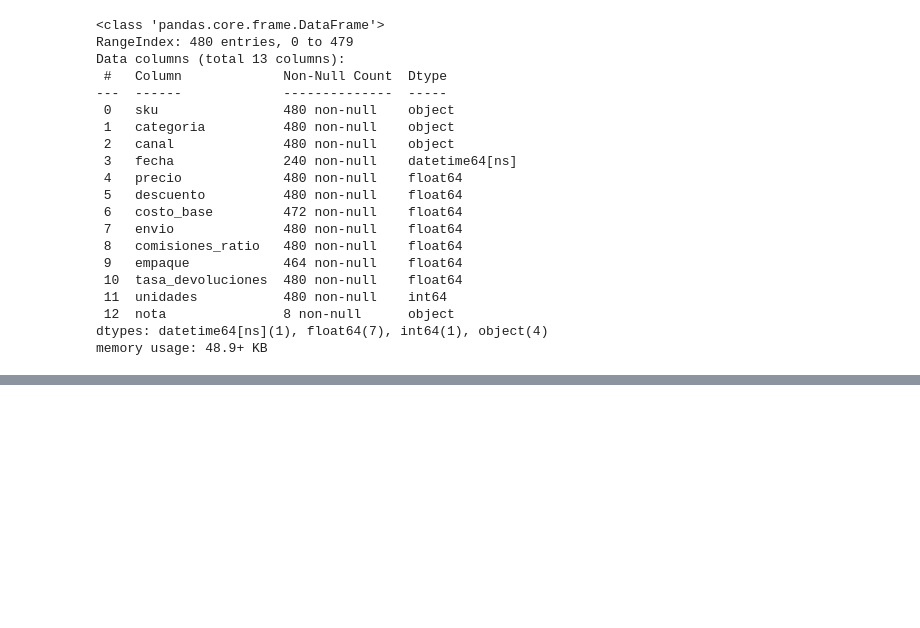
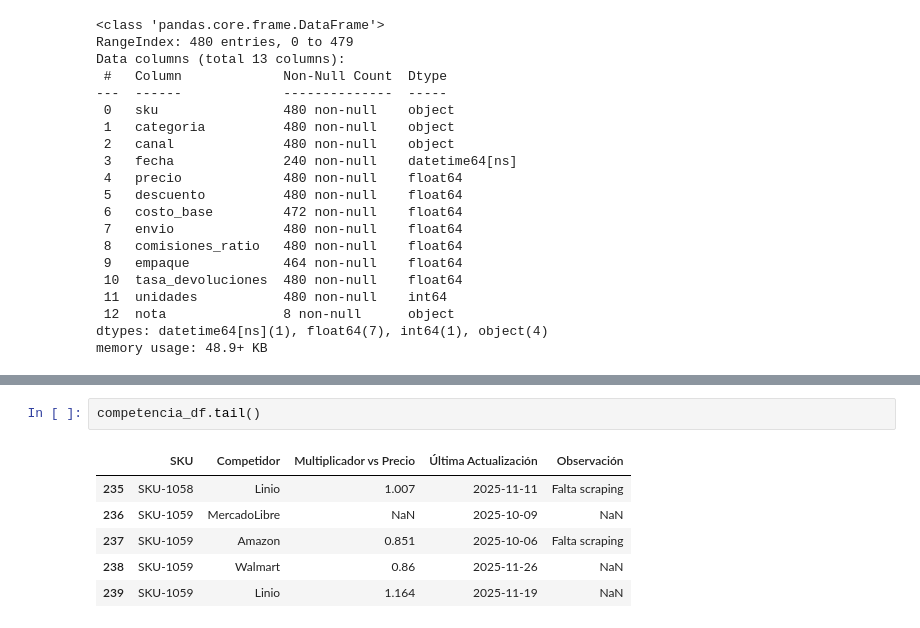
Before and after one commit to fttm-mdz/ANALISIS-PRECIOS-MARGENES-, a Jupyter notebook: notebooks/EDA.ipynb, the cells around one changed output, grey strips where cells are left out. Drawn from its saved outputs; the diff is of its cells as text; blank space fills up the shorter version.

```diff
--- a/notebooks/EDA.ipynb
+++ b/notebooks/EDA.ipynb
@@ -178,0 +189,9 @@ memory usage: 48.9+ KB
+# %%
+competencia_df.tail()
+# %% [output]
+|  | SKU | Competidor | Multiplicador vs Precio | Última Actualización | Observación |
+| 235 | SKU-1058 | Linio | 1.007 | 2025-11-11 | Falta scraping |
+| 236 | SKU-1059 | MercadoLibre | NaN | 2025-10-09 | NaN |
+| 237 | SKU-1059 | Amazon | 0.851 | 2025-10-06 | Falta scraping |
+| 238 | SKU-1059 | Walmart | 0.86 | 2025-11-26 | NaN |
+| 239 | SKU-1059 | Linio | 1.164 | 2025-11-19 | NaN |
```
Also changed, not shown: parts of 8 cells of this notebook.
